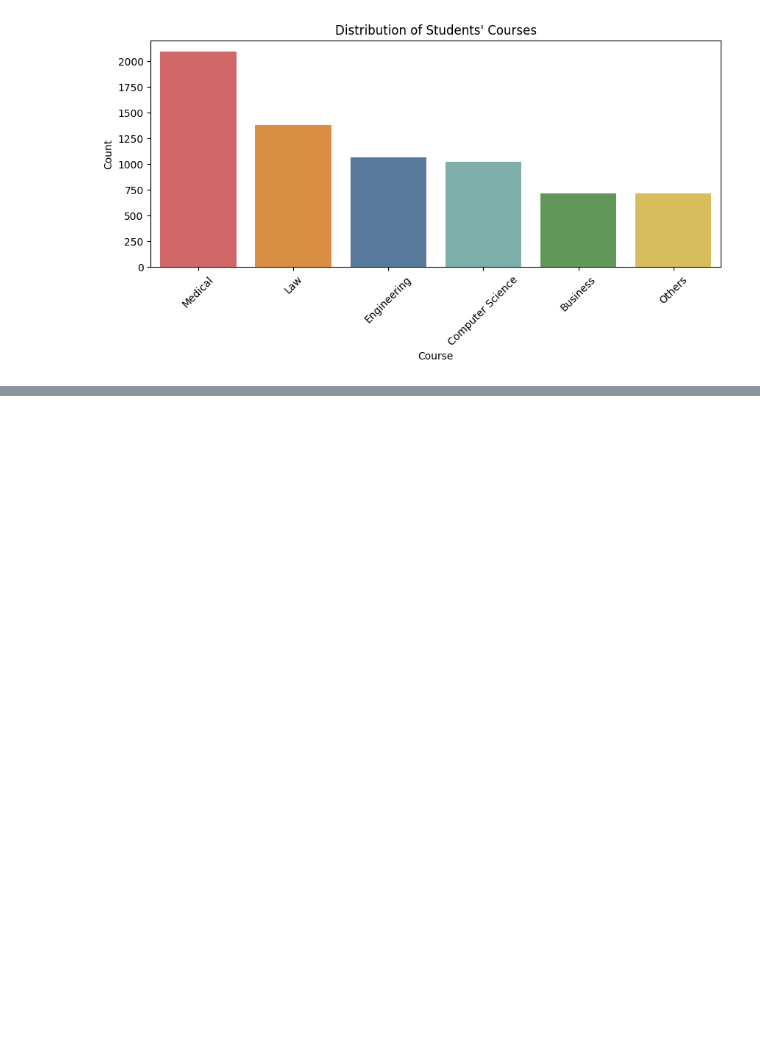
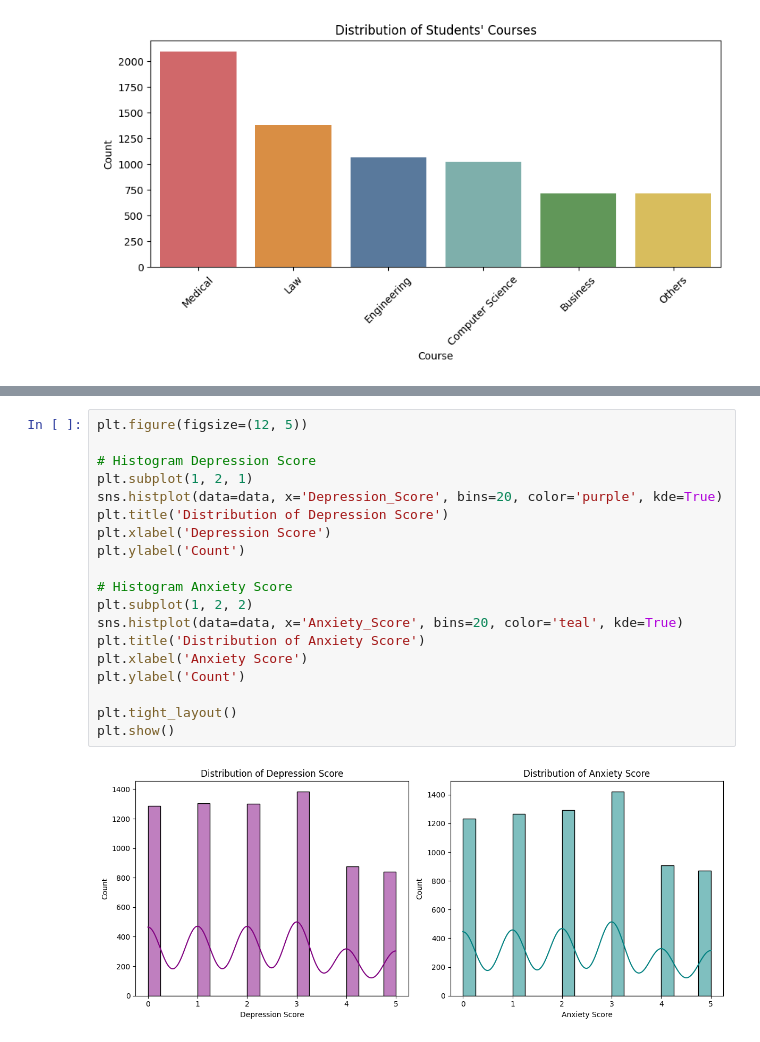
Before and after one commit to Emilianaalia/capstone-project-hacktiv8, a Jupyter notebook: capstone-notebook.ipynb, the cells around one changed output, grey strips where cells are left out. Cells and saved outputs as stored; diff of their text form; blank space fills up the shorter version.

```diff
--- a/capstone-notebook.ipynb
+++ b/capstone-notebook.ipynb
@@ -129,0 +141,21 @@ plt.show()
+# %%
+plt.figure(figsize=(12, 5))
+
+# Histogram Depression Score
+plt.subplot(1, 2, 1)
+sns.histplot(data=data, x='Depression_Score', bins=20, color='purple', kde=True)
+plt.title('Distribution of Depression Score')
+plt.xlabel('Depression Score')
+plt.ylabel('Count')
+
+# Histogram Anxiety Score
+plt.subplot(1, 2, 2)
+sns.histplot(data=data, x='Anxiety_Score', bins=20, color='teal', kde=True)
+plt.title('Distribution of Anxiety Score')
+plt.xlabel('Anxiety Score')
+plt.ylabel('Count')
+
+plt.tight_layout()
+plt.show()
+# %% [output]
+[figure, added]
```
Also changed, not shown: parts of 24 cells of this notebook.
